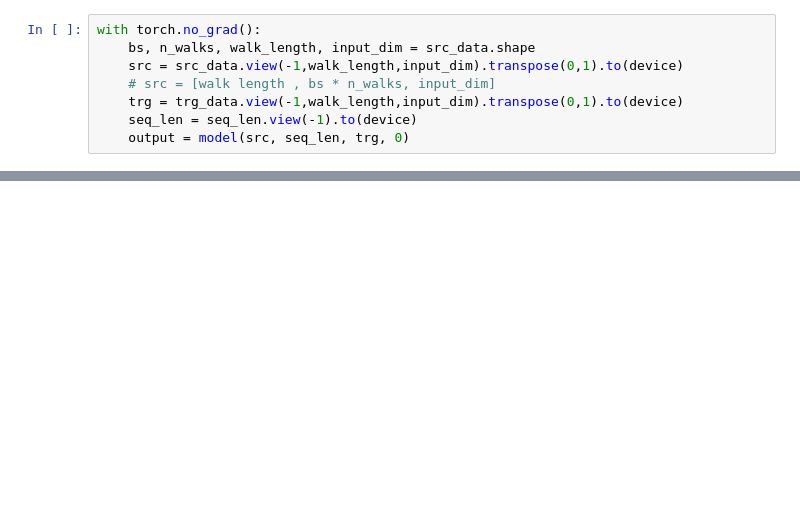
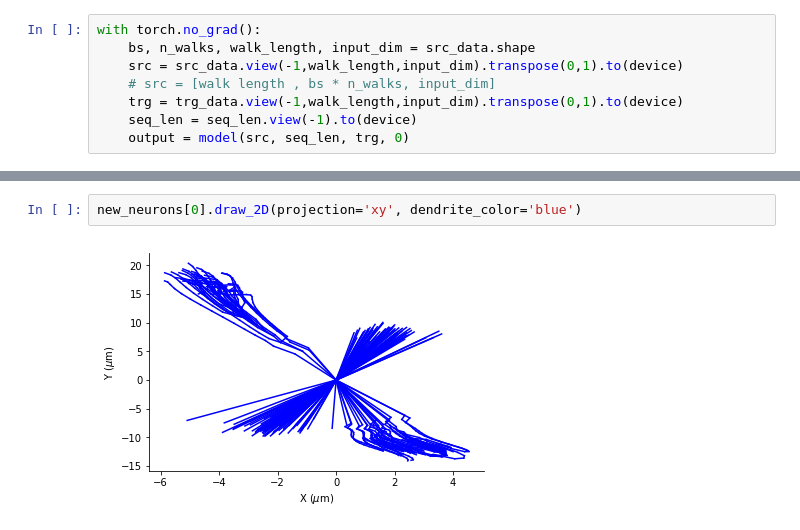
Before and after one commit to ellismith/morphvae, a Jupyter notebook: Cluster walks and sample neurons.ipynb, the cells around one changed output, grey strips where cells are left out. Saved outputs shown, nothing was run; the diff lists cells and outputs as text; blank space fills up the shorter version.

```diff
--- a/Cluster walks and sample neurons.ipynb
+++ b/Cluster walks and sample neurons.ipynb
@@ -806,0 +835,4 @@ KLD: 18.465579986572266
+# %%
+new_neurons[0].draw_2D(projection='xy', dendrite_color='blue')
+# %% [output]
+[figure, added]
```
Also changed, not shown: parts of 18 cells of this notebook.
